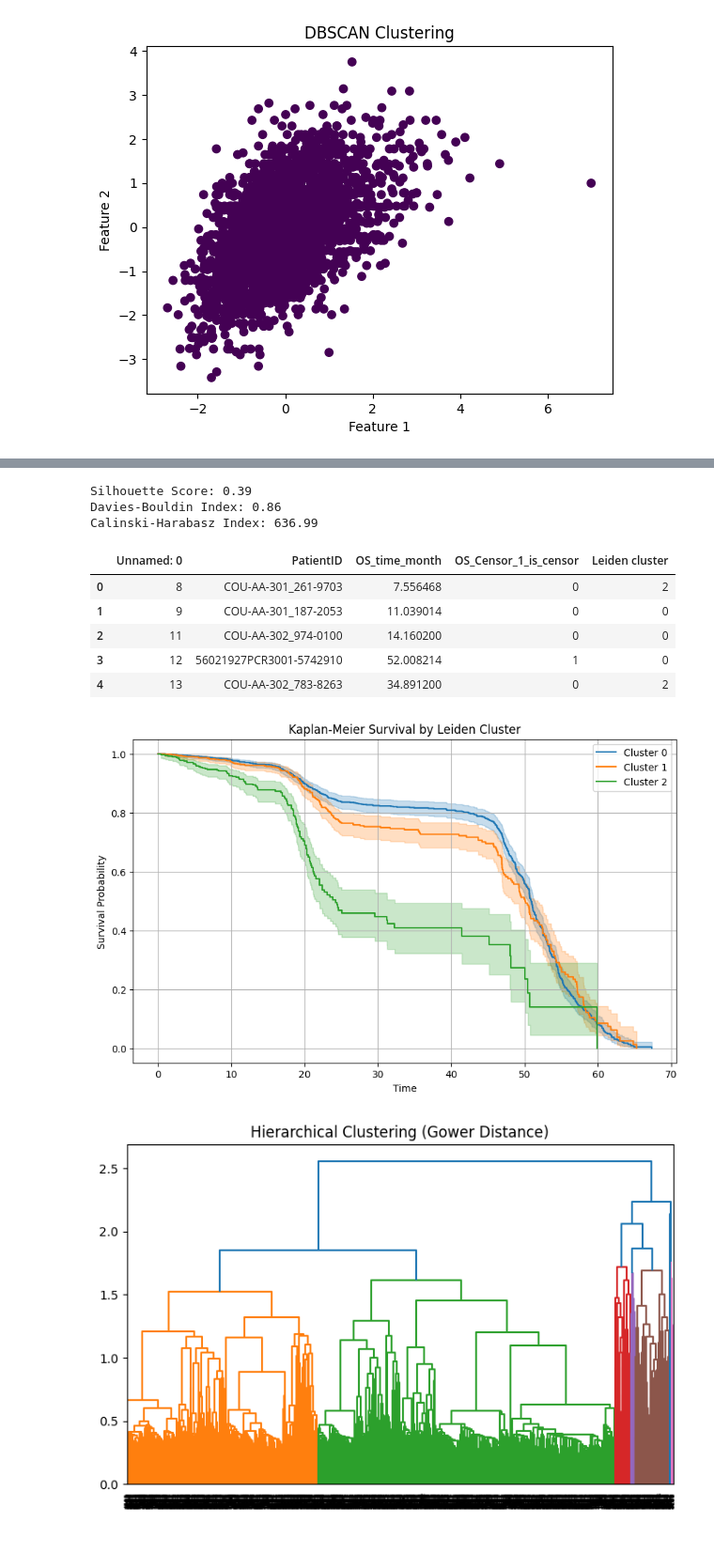
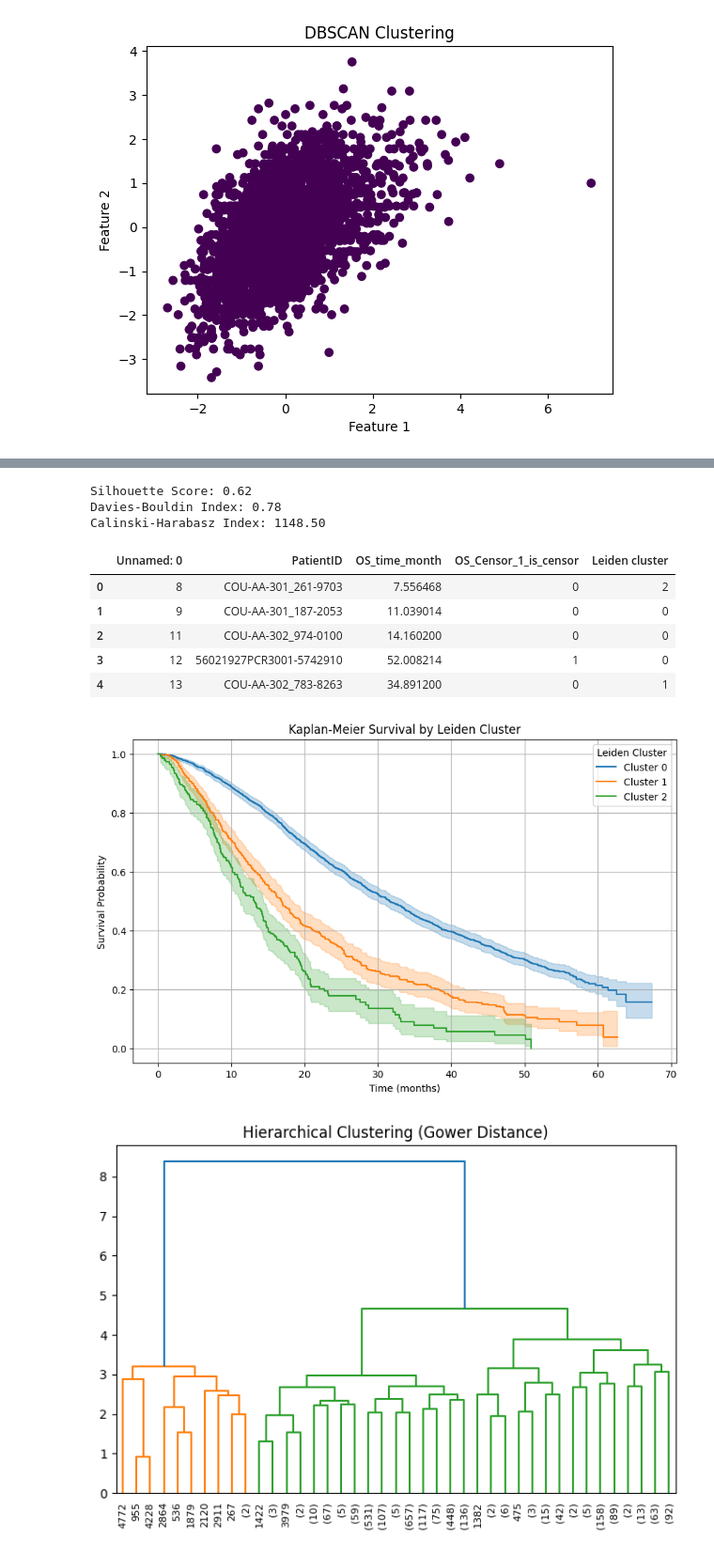
Before and after one commit to vanessasasachang-blip/summer-project-2, a Jupyter notebook: clustering.ipynb, the cells around one changed output, grey strips where cells are left out. Shown at 94% size. Drawn from its saved outputs; the diff is of its cells as text; code cells hidden in the pictures.

```diff
--- a/clustering.ipynb
+++ b/clustering.ipynb
@@ -28,10 +23,7 @@ df_clean
 # %%
-features = ["WEIGHTBL", "HEIGHTBL", "ALPBL", "ALT", "AST", "BILI", "CREAT", "HGBBL", "LDHBL", "PLAT", "PSABL", "ALB", "TESTOSBL", "BMI"]
-df_clean = pd.get_dummies(df_clean, columns=["AGE",	"RACE",	"ETHNIC", "ECOGBL", "WHOATC1", "edbl_bone",	"edbl_sftts_node", "edbl_viscera_liver", "edbl_viscera_lung", "GLEASBL_7"])
-
-age_dummies = [col for col in df_clean.columns if col.startswith("AGE")]
-features.extend(age_dummies)
-df_clean[age_dummies] = df_clean[age_dummies].astype(int)
+#encoding categorical variales
+features = ["WEIGHTBL", "HEIGHTBL", "ALPBL", "ALT", "AST", "BILI", "CREAT", "HGBBL", "LDHBL", "PLAT", "PSABL", "ALB", "TESTOSBL", "BMI", "AGE"]
+df_clean = pd.get_dummies(df_clean, columns=["RACE", "ETHNIC", "ECOGBL", "WHOATC1", "edbl_bone", "edbl_sftts_node", "edbl_viscera_liver", "edbl_viscera_lung", "GLEASBL_7"], drop_first=True)
 
 race_dummies = [col for col in df_clean.columns if col.startswith("RACE")]
 features.extend(race_dummies)
@@ -69,6 +61,8 @@ gleasbl_7_dummies = [col for col in df_clean.columns if col.startswith("GLEASBL_
 features.extend(gleasbl_7_dummies)
 df_clean[gleasbl_7_dummies] = df_clean[gleasbl_7_dummies].astype(int)
 # %%
+#renaming USUBJID column to 'PatientID' to merge data with survival data later
 df_clean = df_clean.rename(columns={'USUBJID': 'PatientID'})
-df_clean.drop(columns=["Unnamed: 0"])
+df_clean = df_clean.drop(columns=["Unnamed: 0"])
+df_clean.head()
 # %% [output]
@@ -393,9 +364,9 @@ print(f"Silhouette Score: {silhouette:.2f}")
 print(f"Davies-Bouldin Index: {db_index:.2f}")
 print(f"Calinski-Harabasz Index: {ch_index:.2f}")
 # %% [output]
-Silhouette Score: 0.39
-Davies-Bouldin Index: 0.86
-Calinski-Harabasz Index: 636.99
+Silhouette Score: 0.62
+Davies-Bouldin Index: 0.78
+Calinski-Harabasz Index: 1148.50
 # %%
 #Kaplan Meier Curve
 from lifelines import KaplanMeierFitter
@@ -403,6 +374,7 @@ from lifelines import KaplanMeierFitter
 # %%
 kmf = KaplanMeierFitter()
 # %%
+#merging clinical data with survival data
 survival_df = pd.read_csv("Survival_time_and_censor.csv")
 df_merged = pd.merge(survival_df, df_clean[['PatientID', 'Leiden cluster']], on='PatientID', how='inner')
 df_merged.head()
@@ -412,34 +384,36 @@ df_merged.head()
 | 1 | 9 | COU-AA-301_187-2053 | 11.039014 | 0 | 0 |
 | 2 | 11 | COU-AA-302_974-0100 | 14.160200 | 0 | 0 |
 | 3 | 12 | 56021927PCR3001-5742910 | 52.008214 | 1 | 0 |
-| 4 | 13 | COU-AA-302_783-8263 | 34.891200 | 0 | 2 |
+| 4 | 13 | COU-AA-302_783-8263 | 34.891200 | 0 | 1 |
 # %%
 plt.figure(figsize=(10, 6))
+df_merged['OS_Censor_1_is_censor'] = (df_merged['OS_Censor_1_is_censor'] + 1) %2
 for cluster_id in sorted(df_merged['Leiden cluster'].unique()):
     group = df_merged[df_merged["Leiden cluster"] == cluster_id]
-    kmf.fit(group['OS_time_month'], group['OS_Censor_1_is_censor'], label=f'Cluster {cluster_id}')
+    kmf.fit(durations=group['OS_time_month'], event_observed=group['OS_Censor_1_is_censor'], label=f'Cluster {cluster_id}')
     kmf.plot_survival_function()
 plt.title('Kaplan-Meier Survival by Leiden Cluster')
-plt.xlabel('Time')
+plt.xlabel('Time (months)')
 plt.ylabel('Survival Probability')
-plt.legend()
+plt.legend(title="Leiden Cluster")
 plt.grid(True)
 plt.show()
 # %% [output]
-[figure, old version]
+[figure, new version]
 # %%
 import gower
 # %%
 gower_dist = gower.gower_matrix(df_clean)
 # %%
+#gower distance
 from scipy.cluster.hierarchy import linkage, dendrogram, fcluster
 linkage_matrix = linkage(gower_dist, method='average')
 plt.figure(figsize=(8, 5))
-dendrogram(linkage_matrix, labels = df_clean.index.tolist())
+dendrogram(linkage_matrix, labels = df_clean.index.tolist(), truncate_mode='level', p=5)
 plt.title("Hierarchical Clustering (Gower Distance)")
 plt.show()
 # %% [output]
-[figure, old version]
+[figure, new version]
 # %%
 labels = fcluster(linkage_matrix, t=2, criterion='maxclust')
 df_clean["Hierarchical cluster (Gower Distance)"] = labels
```
Also changed, not shown: parts of 37 cells of this notebook.
